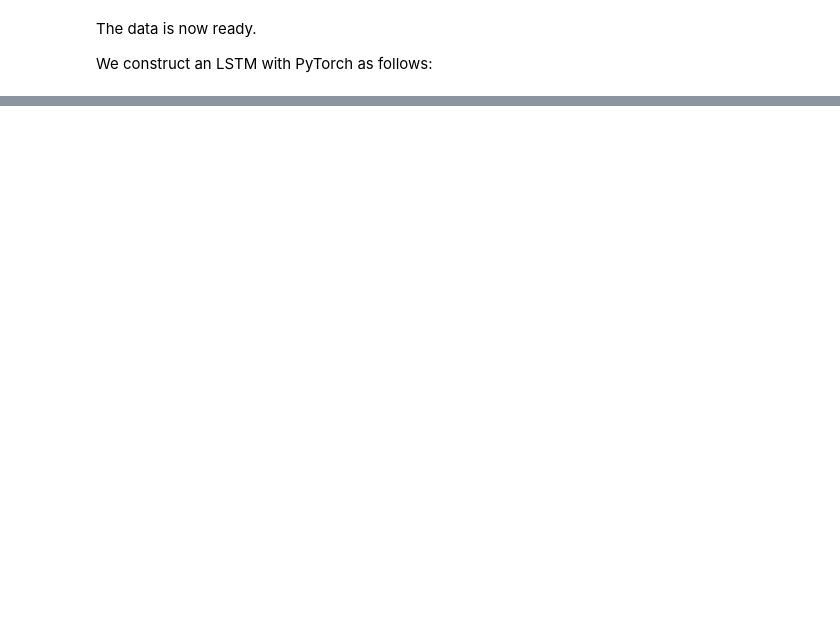
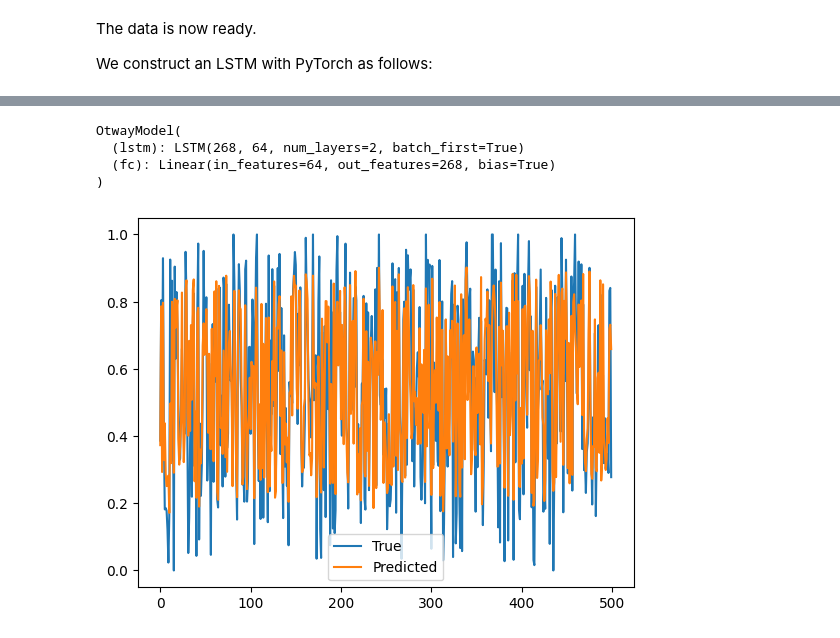
Before and after one commit to jtpotato/stock-prediction, a Jupyter notebook: src/stock-prediction.ipynb, the cells around one changed output, grey strips where cells are left out. Saved outputs shown, nothing was run; the diff lists cells and outputs as text; code cells hidden in the pictures; blank space fills up the shorter version.

Commit message:
working model

```diff
--- a/src/stock-prediction.ipynb
+++ b/src/stock-prediction.ipynb
@@ -115,0 +145,16 @@ We construct an LSTM with PyTorch as follows:
+# %%
+model = OtwayModel(X_train.shape[2], y_train.shape[1]).to(device)
+optimiser = torch.optim.Adam(model.parameters(), lr=0.001)
+loss_fn = nn.MSELoss()
+# %%
+X_train_tensor = torch.tensor(X_train, device=device)
+y_train_tensor = torch.tensor(y_train, device=device)
+# %%
+for epoch in range(100):
+    model.train()
+    optimiser.zero_grad()
+    output = model(X_train_tensor)
+    loss = loss_fn(output, y_train_tensor)
+    loss.backward()
+    optimiser.step()
+    print(f"Epoch {epoch}: Loss {loss.item()}")
@@ -115,0 +179,3 @@ We construct an LSTM with PyTorch as follows:
+# %%
+X_test_tensor = torch.tensor(X_test, device=device)
+y_test_tensor = torch.tensor(y_test, device=device)
@@ -115,0 +184,22 @@ We construct an LSTM with PyTorch as follows:
+# %%
+model.eval()
+# %% [output]
+OtwayModel(
+  (lstm): LSTM(268, 64, num_layers=2, batch_first=True)
+  (fc): Linear(in_features=64, out_features=268, bias=True)
+)
+# %%
+# Make test predictions and plot
+
+with torch.no_grad():
+    y_pred = model(X_test_tensor)
+
+y_pred = y_pred.cpu().numpy()
+
+plt.plot(y_test[:500, 0], label="True")
+plt.plot(y_pred[:500, 0], label="Predicted")
+
+plt.legend()
+plt.show()
+# %% [output]
+[figure, added]
```
Also changed, not shown: parts of 8 cells of this notebook, 4 other files.
